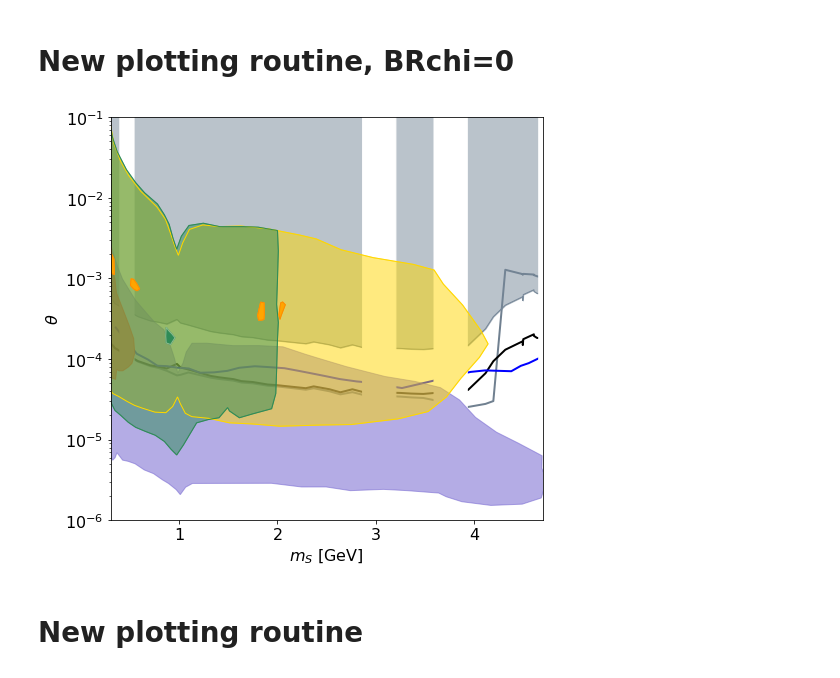
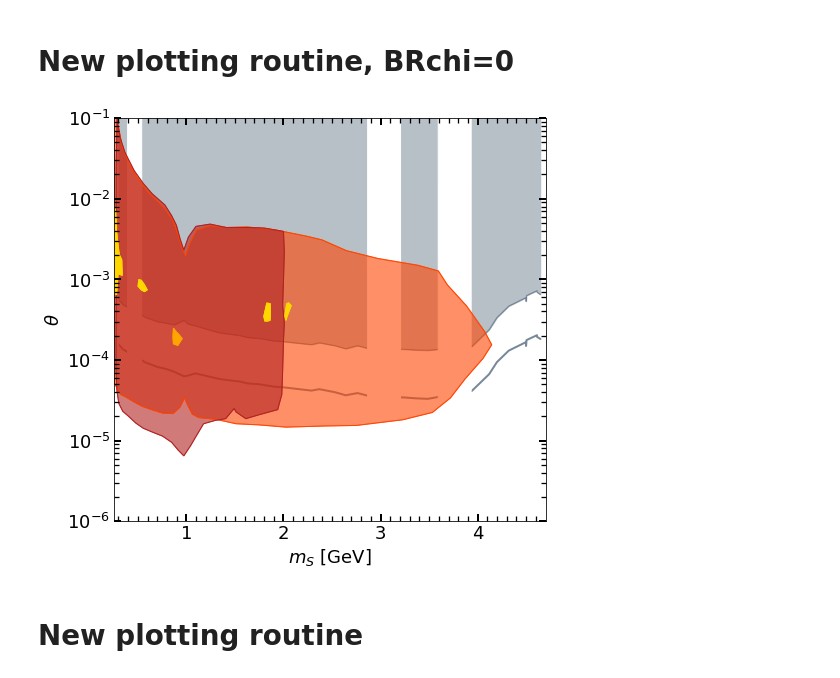
Before and after one commit to anasthesia/B-K, a Jupyter notebook: Combined_bounds.ipynb, the cells around one changed output. Drawn from its saved outputs; the diff is of its cells as text; code cells hidden in the pictures.

Commit message:
Plot cosmetics

```diff
--- a/Combined_bounds.ipynb
+++ b/Combined_bounds.ipynb
@@ -27,7 +27,7 @@ def plotGen(inputfile, lineScatterFillORPolygon, color, linewidthORmarkersize):
     if (lineScatterFillORPolygon=="polygon"):
         ax.fill(data[:,0],data[:,1], color=color)
     if (lineScatterFillORPolygon=="oppacpolygon"):
-        ax.fill(data[:,0],data[:,1], facecolor=color, alpha=0.5, edgecolor=color,linewidth=linewidthORmarkersize)
+        ax.fill(data[:,0],data[:,1], facecolor=color, alpha=0.6, edgecolor=color,linewidth=linewidthORmarkersize)
     if (lineScatterFillORPolygon=="nonfilledpolygon"):
         ax.fill(data[:,0],data[:,1], facecolor="none", edgecolor=color,linewidth=linewidthORmarkersize)
     else:
@@ -216,30 +218,38 @@ ax.set_position([0.1,0.1,0.6,0.8])
 
 babarFolder="results/BaBar/"
 belleIIFoder="results/BelleII/"
+"""
+LHCBcolor="slategray"
+Belle2color_mu="turquoise"
+Belle2color_pi="navy"
+Babarcolor_mu="lavender"
+Babarcolor_pi="navy"
+"""
 
-LHCBcolor="lightslategray"
-Belle2color_mu="gold"
-Belle2color_pi="seagreen"
-mucolor="orange"
-picolor="seagreen"
+LHCBcolor="slategray"
+Belle2color_mu="orangered"
+Belle2color_pi="firebrick"
+Babarcolor_mu="gold"
+Babarcolor_pi="orange"
 
 #LHCB plots
 #plotFromFolder("results/LHCB_BR0",False,"fill",cm.Greys,2)
 plotGen("results/LHCB_BR0/0-m-alpha_exclusion_DBR0_Bplus-Kplus.dat","fill", LHCBcolor,1)
-plotGen("results/LHCB_BR0/0-m-alpha_exclusion_DBR0_Bplus-Kplus.dat","line", LHCBcolor,1)
+plotGen("results/LHCB_BR0/0-m-alpha_exclusion_DBR0_Bplus-Kplus.dat","line", "lightslategray",1)
 
-plotGen("results/LHCB_BR0/LHCb_Run3_calculated.dat","line", "slategray",2)
-plotGen("results/LHCB_BR0/LHCb_Run3_calculated_promt.dat","line", "black",2)
-plotGen("results/LHCB_BR0/LHCb_Run3_simulated.dat","line", "blue",2)
+#plotGen("results/LHCB_BR0/LHCb_Run3_calculated.dat","line", "slategray",2)
+#plotGen("results/LHCB_BR0/LHCb_Run3_calculated_promt.dat","line", "black",2)
+#plotGen("results/LHCB_BR0/LHCb_Run3_simulated.dat","line", "blue",2)
+plotGen("results/LHCB_BR0/LHCb_Run3_calculated_displaced+prompt.dat","line", "lightslategray",2)
 plotWhiteRegions(10**(0))
 
 patchLHCB = mpatches.Patch(color=LHCBcolor, label='LHCb')
 
 #SHIP plots
-plotGen("SHIP_Winkler.dat","oppacpolygon", "slateblue",1)
+#plotGen("SHIP_Winkler.dat","oppacpolygon", "slateblue",1)
 
 #NA62 plots
-plotGen("NA62_Winkler.dat","oppacpolygon", "red",1)
+#plotGen("NA62_Winkler.dat","oppacpolygon", "red",1)
 
 #BelleII plots
 plotGen(belleIIFoder+"0-3events_Belle2_muons_BR0-manual.dat","oppacpolygon", Belle2color_mu,1)
@@ -257,49 +267,54 @@ plotGen(belleIIFoder+"0-3events_Belle_pions_BR0-manual.dat","nonfilledpolygon",
 #patchBelleII = mpatches.Patch(color=Belle2color, label='Belle II $\\mu \\mu$')
 
 #BaBar plots
-plotGen(babarFolder+"0-0-m-alpha_exclusion_DBR0_BaBar_mumu.dat","polygon", mucolor,2)
-plotGen(babarFolder+"0-1-m-alpha_exclusion_DBR0_BaBar_mumu.dat","polygon", mucolor,2)
-plotGen(babarFolder+"0-2-m-alpha_exclusion_DBR0_BaBar_mumu.dat","polygon", mucolor,2)
-plotGen(babarFolder+"0-3-m-alpha_exclusion_DBR0_BaBar_mumu.dat","polygon", mucolor,2)
-plotGen(babarFolder+"1-m-alpha_exclusion_DBR0_BaBar_pipi.dat","polygon", picolor,2)
+plotGen(babarFolder+"0-0-m-alpha_exclusion_DBR0_BaBar_mumu.dat","polygon", Babarcolor_mu,2)
+plotGen(babarFolder+"0-1-m-alpha_exclusion_DBR0_BaBar_mumu.dat","polygon", Babarcolor_mu,2)
+plotGen(babarFolder+"0-2-m-alpha_exclusion_DBR0_BaBar_mumu.dat","polygon", Babarcolor_mu,2)
+plotGen(babarFolder+"0-3-m-alpha_exclusion_DBR0_BaBar_mumu.dat","polygon", Babarcolor_mu,2)
+plotGen(babarFolder+"1-m-alpha_exclusion_DBR0_BaBar_pipi.dat","polygon", Babarcolor_pi,2)
 
-plotGen(babarFolder+"0-0-m-alpha_exclusion_DBR0_BaBar_mumu.dat","nonfilledpolygon", "darkorange",1)
-plotGen(babarFolder+"0-1-m-alpha_exclusion_DBR0_BaBar_mumu.dat","nonfilledpolygon", "darkorange",1)
-plotGen(babarFolder+"0-2-m-alpha_exclusion_DBR0_BaBar_mumu.dat","nonfilledpolygon", "darkorange",1)
-plotGen(babarFolder+"0-3-m-alpha_exclusion_DBR0_BaBar_mumu.dat","nonfilledpolygon", "darkorange",1)
-plotGen(babarFolder+"1-m-alpha_exclusion_DBR0_BaBar_pipi.dat","nonfilledpolygon", "darkseagreen",1)
+plotGen(babarFolder+"0-0-m-alpha_exclusion_DBR0_BaBar_mumu.dat","nonfilledpolygon", Babarcolor_mu,1)
+plotGen(babarFolder+"0-1-m-alpha_exclusion_DBR0_BaBar_mumu.dat","nonfilledpolygon", Babarcolor_mu,1)
+plotGen(babarFolder+"0-2-m-alpha_exclusion_DBR0_BaBar_mumu.dat","nonfilledpolygon", Babarcolor_mu,1)
+plotGen(babarFolder+"0-3-m-alpha_exclusion_DBR0_BaBar_mumu.dat","nonfilledpolygon", Babarcolor_mu,1)
+plotGen(babarFolder+"1-m-alpha_exclusion_DBR0_BaBar_pipi.dat","nonfilledpolygon", Babarcolor_pi,1)
 
 #BBN constraints
 plotGen("results/BBN_bounds.dat","line", "magenta",1)
-
-ax.set_xlim( (0.3, 4.7))
-ax.set_ylim((1*10**(-6),1*10**(-1)))
 
 
 #plt.title(''.format(i))
 ax.set_xlabel('$m_S$ [GeV]')
 ax.set_ylabel('$\\theta$')
 
 #ax.set_xscale("log")
 ax.set_yscale("log")
 
 
-patchBaBarmu = mpatches.Patch(color=mucolor, label='BaBar $\\mu \\mu$')
-patchBaBarpi = mpatches.Patch(color=picolor, label='BaBar $\\pi \\pi$')
+#patchBaBarmu = mpatches.Patch(color=mucolor, label='BaBar $\\mu \\mu$')
+#patchBaBarpi = mpatches.Patch(color=picolor, label='BaBar $\\pi \\pi$')
 
 '''
 Legend=plt.legend(handles=[patchLHCB,patchBaBarmu, patchBaBarpi, patchBelleII],loc='lower left',\
            bbox_to_anchor=(0.65, 0.71, 0.5, 2))
 plt.gca().add_artist(Legend)
 '''
 
 
 #ax.legend(handles=[patch0,patch1,patch2,patch3,patch4],loc='lower left',\
 #           bbox_to_anchor=(1, 0.3, 0.5, 1),title="LHCB BR(dark)=")
+xticks=np.arange(0.2,4.7,0.1)
+fifthticks=np.arange(0.2,4.7,0.5)
+ax.set_xticks(xticks, minor="True")
+ax.tick_params(axis='both',which='major',direction='in',length=7,width=2,right="True", top="True")
+ax.tick_params(axis='both',which='minor',direction='in',length=5,width=1.3, right="True", top="True")
+
+ax.set_xlim( (0.25, 4.7))
+ax.set_ylim((1*10**(-6),1*10**(-1)))
 
 fig.savefig('./results/m-alpha_combined_BR0_nonlog-3events.png')
 # %% [output]
-[figure, old version]
+[figure, new version]
 # %% [markdown]
 # New plotting routine
 # %%
```
Also changed, not shown: parts of 2 cells of this notebook.
